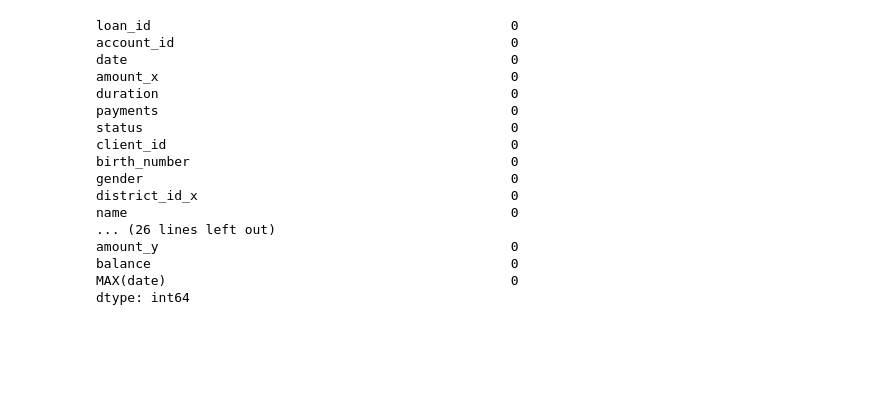
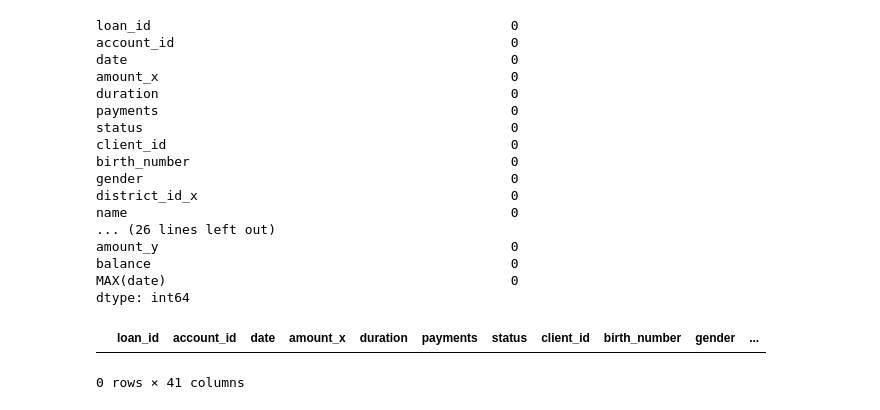
Before and after one commit to biam05/ac-feup, a Jupyter notebook: jupyters/hugo/random_forest.ipynb, the cells around one changed output. Drawn from its saved outputs; the diff is of its cells as text; code cells hidden in the pictures; blank space fills up the shorter version.

Commit message:
Making the cleanup phase more readable

```diff
--- a/jupyters/hugo/random_forest.ipynb
+++ b/jupyters/hugo/random_forest.ipynb
@@ -5,22 +5,26 @@ import utils
 import pandas as pd
 
 import utils
-import final_account
-import final_card
-import final_client
-import final_districts
-import final_loans
-import final_trans
 
 
-test = False
-accounts = final_account.cleanup()
-card = final_card.cleanup(test)
-clients = final_client.cleanup()
-districts = final_districts.cleanup()
+# test = False
+# accounts = final_account.cleanup()
+# card = final_card.cleanup(test)
+# clients = final_client.cleanup()
+# districts = final_districts.cleanup()
+# loans = final_loans.cleanup(test)
+# trans = final_trans.cleanup(test)
+# disp = pd.read_csv('../../project/banking_data/disp.csv', sep=';')
+
+
+test = True
+# accounts = final_account.cleanup()
+# card = final_card.cleanup(test)
+# clients = final_client.cleanup()
+# districts = final_districts.cleanup()
 loans = final_loans.cleanup(test)
-trans = final_trans.cleanup(test)
-disp = pd.read_csv('../../project/banking_data/disp.csv', sep=';')
+# trans = final_trans.cleanup(test)
+# disp = pd.read_csv('../../project/banking_data/disp.csv', sep=';')
 # %%
 ### Merge everything with sequel queries
 from pandasql import sqldf
@@ -75,9 +78,18 @@ amount_y                                             0
 balance                                              0
 MAX(date)                                            0
 dtype: int64
-# %%
-df = cleanup.cleanup()
-df = cleanup.normalize_category(df)
+# %%
+# df = cleanup.cleanup()
+# df = cleanup.normalize_category(df)
+
+df[df['balance'].isna()]
+
+# df.drop(index=df.index[114],
+#         axis=0,
+#         inplace=True)
+# %% [output]
+|  | loan_id | account_id | date | amount_x | duration | payments | status | client_id | birth_number | gender | ... |
+0 rows × 41 columns
 # %%
 df.columns
 df = cleanup.normalize_category(df)
```
Also changed, not shown: parts of 9 cells of this notebook, 19 other files.
